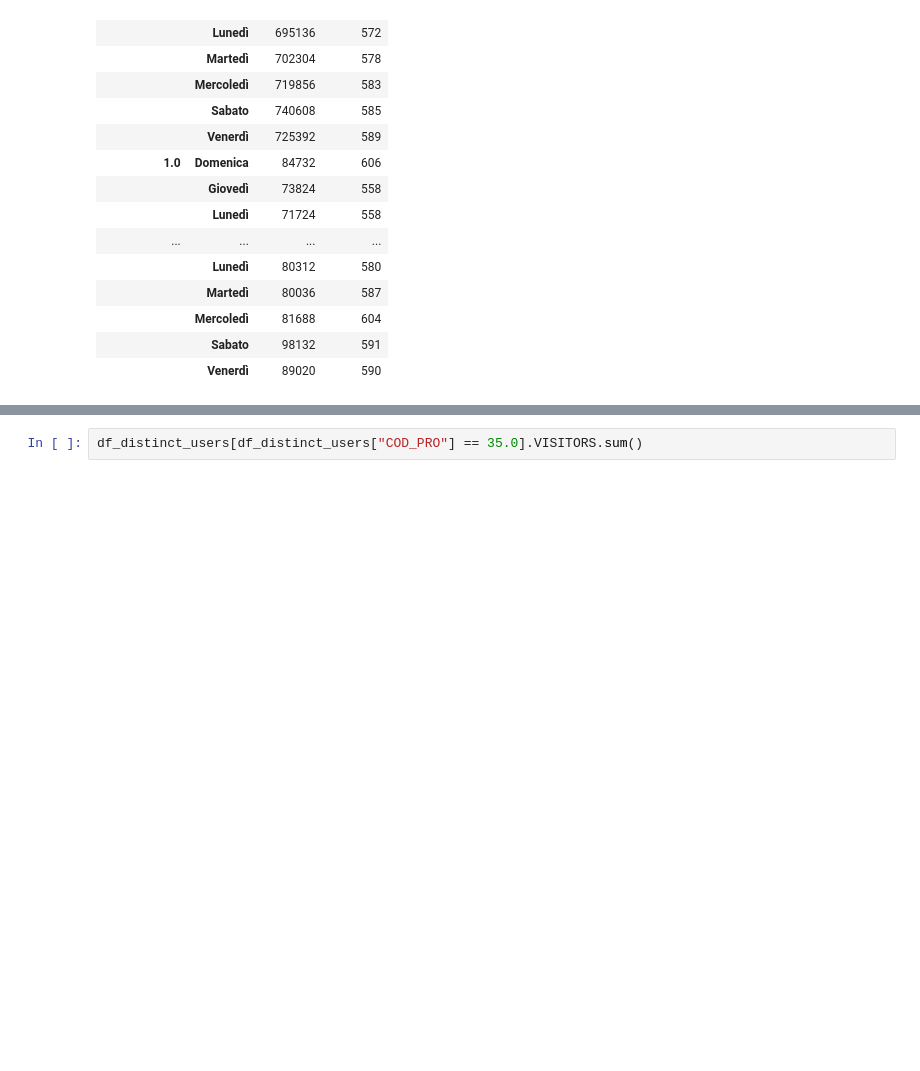
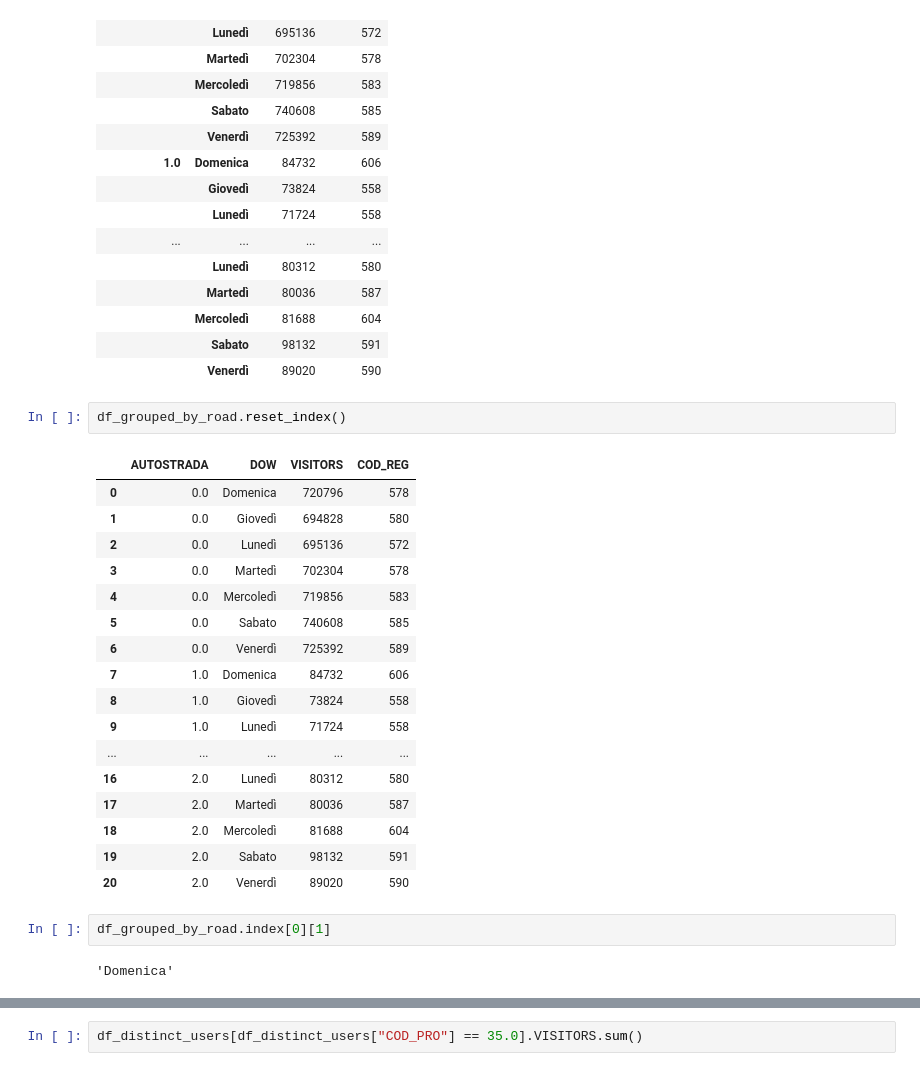
Before and after one commit to nico1654/project_work, a Jupyter notebook: Project_Work.ipynb, the cells around one changed output, grey strips where cells are left out. Cells and saved outputs as stored; diff of their text form; blank space fills up the shorter version.

```diff
--- a/Project_Work.ipynb
+++ b/Project_Work.ipynb
@@ -153,3 +153,27 @@ df_grouped_by_road
 |  | Mercoledì | 81688 | 604 |
 |  | Sabato | 98132 | 591 |
 |  | Venerdì | 89020 | 590 |
+# %%
+df_grouped_by_road.reset_index()
+# %% [output]
+|  | AUTOSTRADA | DOW | VISITORS | COD_REG |
+| 0 | 0.0 | Domenica | 720796 | 578 |
+| 1 | 0.0 | Giovedì | 694828 | 580 |
+| 2 | 0.0 | Lunedì | 695136 | 572 |
+| 3 | 0.0 | Martedì | 702304 | 578 |
+| 4 | 0.0 | Mercoledì | 719856 | 583 |
+| 5 | 0.0 | Sabato | 740608 | 585 |
+| 6 | 0.0 | Venerdì | 725392 | 589 |
+| 7 | 1.0 | Domenica | 84732 | 606 |
+| 8 | 1.0 | Giovedì | 73824 | 558 |
+| 9 | 1.0 | Lunedì | 71724 | 558 |
+| ... | ... | ... | ... | ... |
+| 16 | 2.0 | Lunedì | 80312 | 580 |
+| 17 | 2.0 | Martedì | 80036 | 587 |
+| 18 | 2.0 | Mercoledì | 81688 | 604 |
+| 19 | 2.0 | Sabato | 98132 | 591 |
+| 20 | 2.0 | Venerdì | 89020 | 590 |
+# %%
+df_grouped_by_road.index[0][1]
+# %% [output]
+'Domenica'
```
Also changed, not shown: parts of 6 cells of this notebook.
